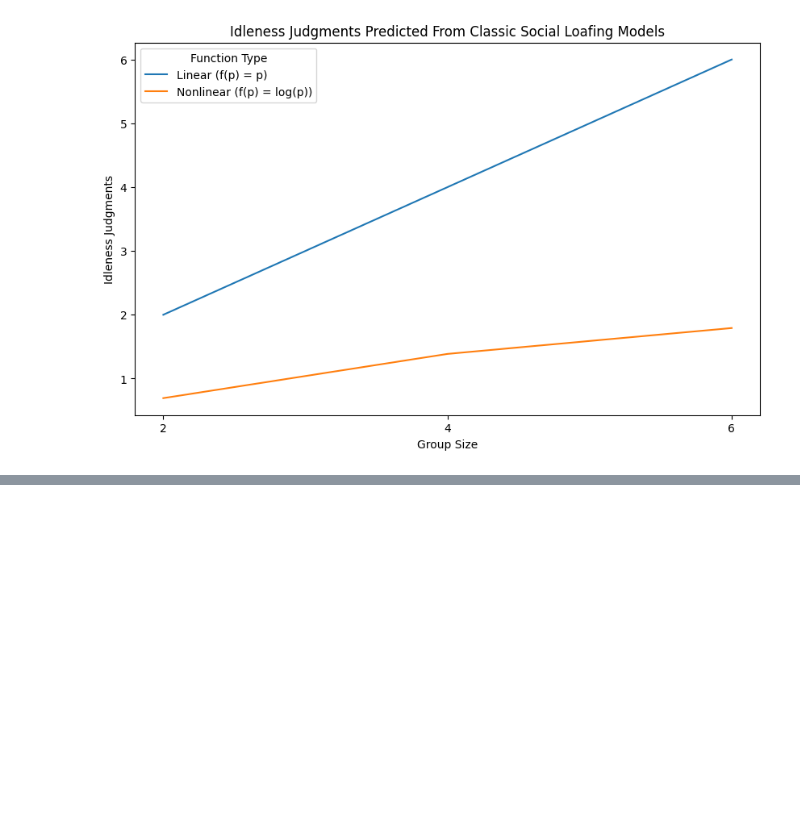
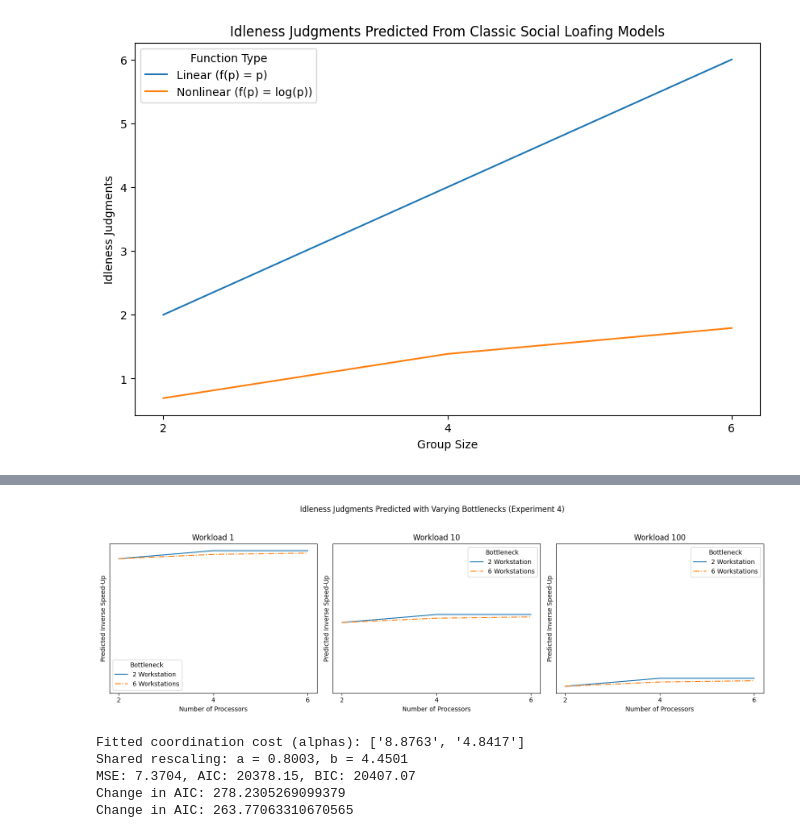
Before and after one commit to emieczkowski/IdleCollaborators, a Jupyter notebook: notebooks/Modeling.ipynb, the cells around one changed output, grey strips where cells are left out. Drawn from its saved outputs; the diff is of its cells as text; code cells hidden in the pictures; blank space fills up the shorter version.

```diff
--- a/notebooks/Modeling.ipynb
+++ b/notebooks/Modeling.ipynb
@@ -192,0 +244,28 @@ plt.show()
+# %%
+processors = [2,4,6]
+workloads = [1,10,100]
+
+computers_speedups_b2 = getspeedups(workloads, processors, "dishes", 2, "amdahl")
+computers_speedups_b6 = getspeedups(workloads, processors, "dishes", 6, "amdahl")
+
+fig, axs = plt.subplots(1, 3, figsize=(15, 5), sharey=True)
+
+for workload, ax in zip(workloads, axs.flatten()):
+    avg_speedups_b1 = np.asarray([sum(x) for x in zip(computers_speedups_b2[workload], computers_speedups_b2[workload])]) / 2
+    avg_speedups_b6 = np.asarray([sum(x) for x in zip(computers_speedups_b6[workload], computers_speedups_b6[workload])]) / 2
+
+    ax.plot(processors, avg_speedups_b1, label=f"2 Workstation", linestyle='-')
+    ax.plot(processors, avg_speedups_b6, label=f"6 Workstations", linestyle='-.')
+
+    ax.set_xlabel("Number of Processors")
+    ax.set_ylabel("Predicted Inverse Speed-Up")
+    ax.set_title(f"Workload {workload}")
+    ax.legend(title='Bottleneck')
+    ax.set_xticks([2.0, 4.0, 6.0])
+    ax.set_yticks([])
+
+plt.suptitle("Idleness Judgments Predicted with Varying Bottlenecks (Experiment 4)")
+plt.tight_layout(rect=[0, 0.03, 1, 0.95])
+plt.show()
+# %% [output]
+[figure, added]
@@ -192,0 +339,38 @@ plt.show()
+# %%
+df1 = pd.read_pickle("expt1_df.pkl")
+df4 = pd.read_pickle("expt4_df.pkl")
+dfs = [df1, df4]
+n_total = sum(len(df) for df in dfs)
+
+init_params = [0.5 for _ in dfs] + [1.0, 0.0]
+
+res = minimize(pooled_loss_fn, init_params, args=(dfs,), method='L-BFGS-B')
+*alphas, a, b = res.x
+mse = res.fun
+k = len(dfs) + 2
+
+aic = 2 * k + n_total * np.log(mse)
+bic = k * np.log(n_total) + n_total * np.log(mse)
+
+res_baseline = minimize(pooled_baseline_loss, [1.0, 0.0], args=(dfs,), method='L-BFGS-B')
+mse_baseline = res_baseline.fun
+k_baseline = 2  # a, b only
+n_total = sum(len(df) for df in dfs)
+
+aic_baseline = 2 * k_baseline + n_total * np.log(mse_baseline)
+bic_baseline = k_baseline * np.log(n_total) + n_total * np.log(mse_baseline)
+
+delta_aic = aic_baseline - aic
+delta_bic = bic_baseline - bic
+
+print("Fitted coordination cost (alphas):", [f"{alpha:.4f}" for alpha in alphas])
+print(f"Shared rescaling: a = {a:.4f}, b = {b:.4f}")
+print(f"MSE: {mse:.4f}, AIC: {aic:.2f}, BIC: {bic:.2f}")
+print(f"Change in AIC: {delta_aic}")
+print(f"Change in BIC: {delta_bic}")
+# %% [output]
+Fitted coordination cost (alphas): ['8.8763', '4.8417']
+Shared rescaling: a = 0.8003, b = 4.4501
+MSE: 7.3704, AIC: 20378.15, BIC: 20407.07
+Change in AIC: 278.2305269099379
+Change in AIC: 263.77063310670565
```
Also changed, not shown: parts of 13 cells of this notebook, 58 other files.
